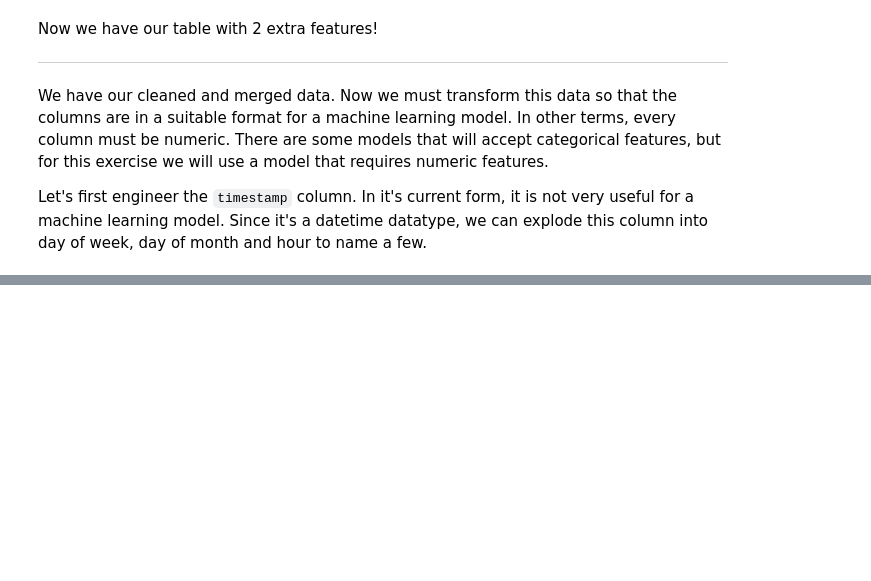
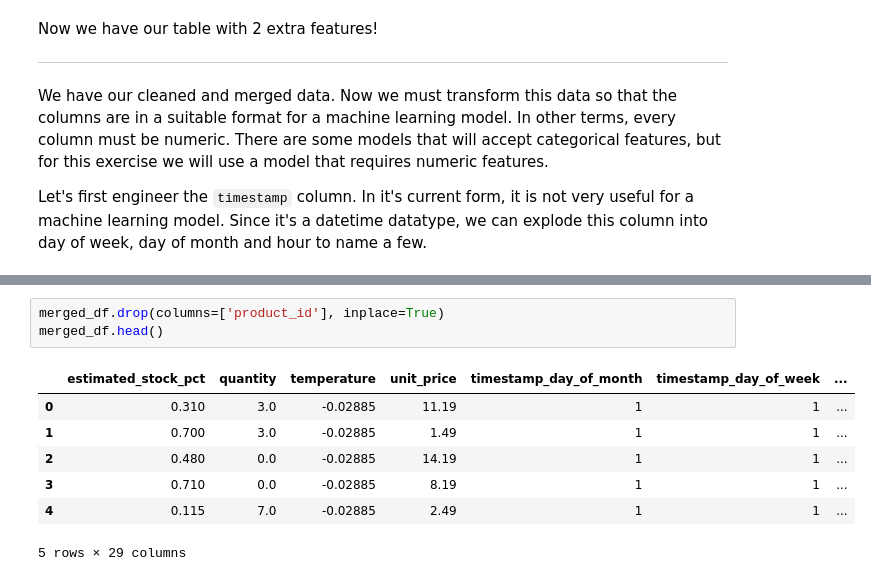
Before and after one commit to kunalNbadgujar/Cognizant-Artificial-Intelligence-Virtual-Internship-Project, a Jupyter notebook: Task_1.ipynb, the cells around one changed output, grey strips where cells are left out. Cells and saved outputs as stored; diff of their text form; blank space fills up the shorter version.

```diff
--- a/Task_1.ipynb
+++ b/Task_1.ipynb
@@ -704,0 +753,11 @@ Let's first engineer the `timestamp` column. In it's current form, it is not ver
+# %%
+merged_df.drop(columns=['product_id'], inplace=True)
+merged_df.head()
+# %% [output]
+|  | estimated_stock_pct | quantity | temperature | unit_price | timestamp_day_of_month | timestamp_day_of_week | ... |
+| 0 | 0.310 | 3.0 | -0.02885 | 11.19 | 1 | 1 | ... |
+| 1 | 0.700 | 3.0 | -0.02885 | 1.49 | 1 | 1 | ... |
+| 2 | 0.480 | 0.0 | -0.02885 | 14.19 | 1 | 1 | ... |
+| 3 | 0.710 | 0.0 | -0.02885 | 8.19 | 1 | 1 | ... |
+| 4 | 0.115 | 7.0 | -0.02885 | 2.49 | 1 | 1 | ... |
+5 rows × 29 columns
```
Also changed, not shown: parts of 11 cells of this notebook.
